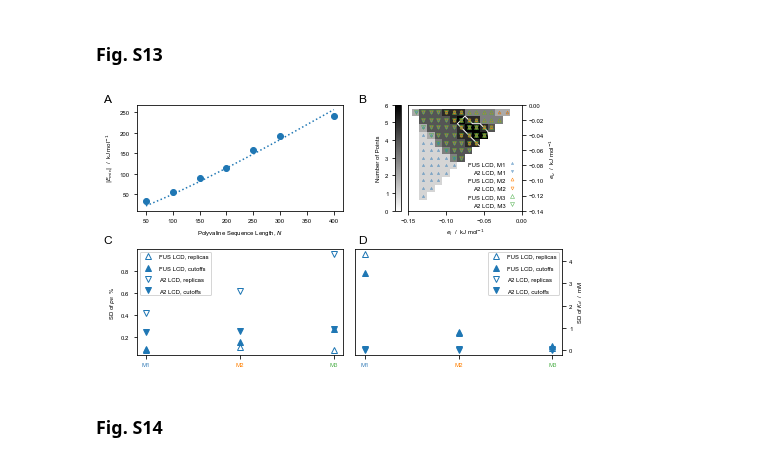
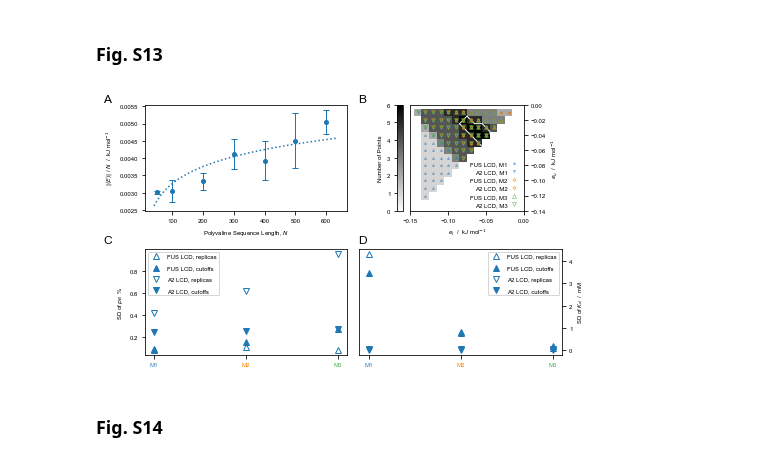
Before and after one commit to KULL-Centre/papers, a Jupyter notebook: 2021/CG-IDPs-Tesei-et-al/analyses_and_figures.ipynb, the cells around one changed output. Drawn from its saved outputs; the diff is of its cells as text; code cells hidden in the pictures.

Commit message:
Update polyV data and figures (M1, 3 replicas)

```diff
--- a/2021/CG-IDPs-Tesei-et-al/analyses_and_figures.ipynb
+++ b/2021/CG-IDPs-Tesei-et-al/analyses_and_figures.ipynb
@@ -1217,7 +1217,7 @@ for i,(m,l) in enumerate(zip(['M1_dil','M2_dil','M3_dil'],['M1','M2','M3'])):
 variants = ['M12FP12Y','P4D','A1','P2R','P7KP12D','P7FM7Y','M8FP4Y','M3RP3K',
             'M4D','P12D','M9FP3Y','P7R']
 
-for m,l,mfc,ls in zip(['HPS_dil','Urry_dil'],['HPS','Urry'], [cm[3],'w'], ['-','--']):
+for m,l,mfc,ls in zip(['HPS_dil','Urry_dil'],['HPS','HPS-Urry'], [cm[3],'w'], ['-','--']):
     pr = pearsonr(rho_dense_v.loc[variants,'Exp'],rho_dense_v.loc[variants,m])[0]
     popt,_ = curve_fit(lambda x,a,b : a*x+b,rho_dense_v.loc[variants,'Exp'],rho_dense_v.loc[variants,m])
     x = np.linspace(-5.8,-3.3,1000)
@@ -1733,13 +1733,17 @@ plt.savefig('figures/lambda_range.png',dpi=300)
 # %%
 fig, ((ax1,ax2),(ax3,ax4)) = plt.subplots(2, 2, sharex=False, sharey=False, figsize=(7,4))
 
-polyV_length = [50,100,150,200,250,300,400]
+polyV_length = [50,100,200,300,400,500,600]
 frame_energies = {}
 for N in polyV_length:
-    ha = np.load('two-chain/data/polyV/{:s}_energies.npy'.format('V'+str(N)))
-    frame_energies[N] = ha
+    emean = []
+    for i in range(1,4):
+        ah = np.load('two-chain/data/polyV/{:s}_{:d}_energies.npy'.format('V'+str(N),i))/N
+        emean.append(ah.mean())
+    frame_energies[N] = np.array(emean)
 frame_energies = pd.Series(frame_energies)
-min_energy = frame_energies.apply(lambda x : abs(x.min()))
+mean_energy = frame_energies.apply(lambda x : abs(x.mean()))
+std_energy = frame_energies.apply(lambda x : abs(x.std()))
 
 B22KdpB_A2 = pd.read_pickle('two-chain/data/dfB22KdpB_A2.pkl')
 B22KdpB_FUS = pd.read_pickle('two-chain/data/dfB22KdpB_FUS.pkl')
@@ -1747,7 +1751,6 @@ B22KdpB_dual_A2 = pd.read_pickle('two-chain/data/dfB22KdpB_dual_A2.pkl')
 B22KdpB_dual_FUS = pd.read_pickle('two-chain/data/dfB22KdpB_dual_FUS.pkl')
 
 cutoffs = pd.read_pickle('two-chain/data/cutoffs.pkl')
-NlogN = lambda x,a: a*x*np.log(np.array(x))
 
 all_x = np.empty(0)
 all_y = np.empty(0)
@@ -1759,11 +1762,13 @@ for name in cutoffs.index:
     all_x = np.append(all_x,np.concatenate([x1,x2]))
     all_y = np.append(all_y,np.concatenate([y1,y2]))
 
-min_energy.plot(ax=ax1,lw=0,color='tab:blue',marker='o')
 ax1.set_xlabel('Polyvaline Sequence Length, $N$')
-ax1.set_ylabel('$|E_{min}|$  /  kJ mol$^{-1}$')
-NlogN_fit,_ = curve_fit(NlogN,min_energy.index,min_energy.values)
-ax1.plot(min_energy.index,NlogN(min_energy.index,*NlogN_fit),color='tab:blue',linestyle='dotted')
+ax1.set_ylabel(r'$|\langle E \rangle|$ / $N$  /  kJ mol$^{-1}$')
+ax1.errorbar(mean_energy.index,mean_energy.values,std_energy.values,lw=0,
+        marker='o', ms=4, elinewidth=1, capsize=3, capthick=1,color='tab:blue')
+lnN_fit,_ = curve_fit(lambda x,a: a*np.log(x),mean_energy.index,mean_energy.values)
+x = np.arange(40,640)
+ax1.plot(x,lnN_fit*np.log(x),color='tab:blue',linestyle='dotted')
 
 for (model,data),c,ms in zip(cutoffs.iterrows(),cm[:3],[2,3,4]):
     ax2.plot(data.FUS[0],data.FUS[1],marker='^',color=c,mfc='None',lw=0,label='FUS LCD, '+model,
@@ -1797,34 +1802,34 @@ ax3.legend(frameon=True,markerfirst=True,labelspacing=1)
 ax3.set_ylabel('SD of $p_B$  %')
 
 B22KdpB_FUS.Kd_E.plot(ax=ax4,marker='^',lw=0,mfc='None',color='tab:blue',label='FUS LCD, replicas')
 B22KdpB_dual_FUS.Kd_E.plot(ax=ax4,marker='^',lw=0,color='tab:blue',label='FUS LCD, cutoffs')
 B22KdpB_A2.Kd_E.plot(ax=ax4,marker='v',lw=0,mfc='None',color='tab:blue',label='A2 LCD, replicas')
 B22KdpB_dual_A2.Kd_E.plot(ax=ax4,marker='v',lw=0,color='tab:blue',label='A2 LCD, cutoffs')
 
 ax2.set_xticks(np.arange(-.15,0.01,.05))
 ax3.set_xticks(range(3))
 ax4.set_xticks(range(3))
 
 ax4.legend(frameon=True,markerfirst=True,labelspacing=1)
 ax4.set_ylabel('SD of $K_d$  /  mM')
 
 ax2.yaxis.set_ticks_position('right'); ax2.yaxis.set_label_position('right')
 ax4.yaxis.set_ticks_position('right'); ax4.yaxis.set_label_position('right')
 
 for ticklabel, tickcolor in zip(ax3.get_xticklabels(), cm[:3]):
     ticklabel.set_color(tickcolor)
 for ticklabel, tickcolor in zip(ax4.get_xticklabels(), cm[:3]):
     ticklabel.set_color(tickcolor)
 
 fig.text(0.02, .96, 'A', fontsize=12)
 fig.text(0.525, .96, 'B', fontsize=12)
 fig.text(0.02, .47, 'C', fontsize=12)
 fig.text(0.525, .47, 'D', fontsize=12)
 
 plt.tight_layout(pad=2)
 plt.savefig('figures/Kd.png',dpi=300)
 # %% [output]
-[figure, old version]
+[figure, new version]
 # %% [markdown]
 <a id='S14'></a>
 
```
Also changed, not shown: parts of 1 cell of this notebook, 34 other files.
